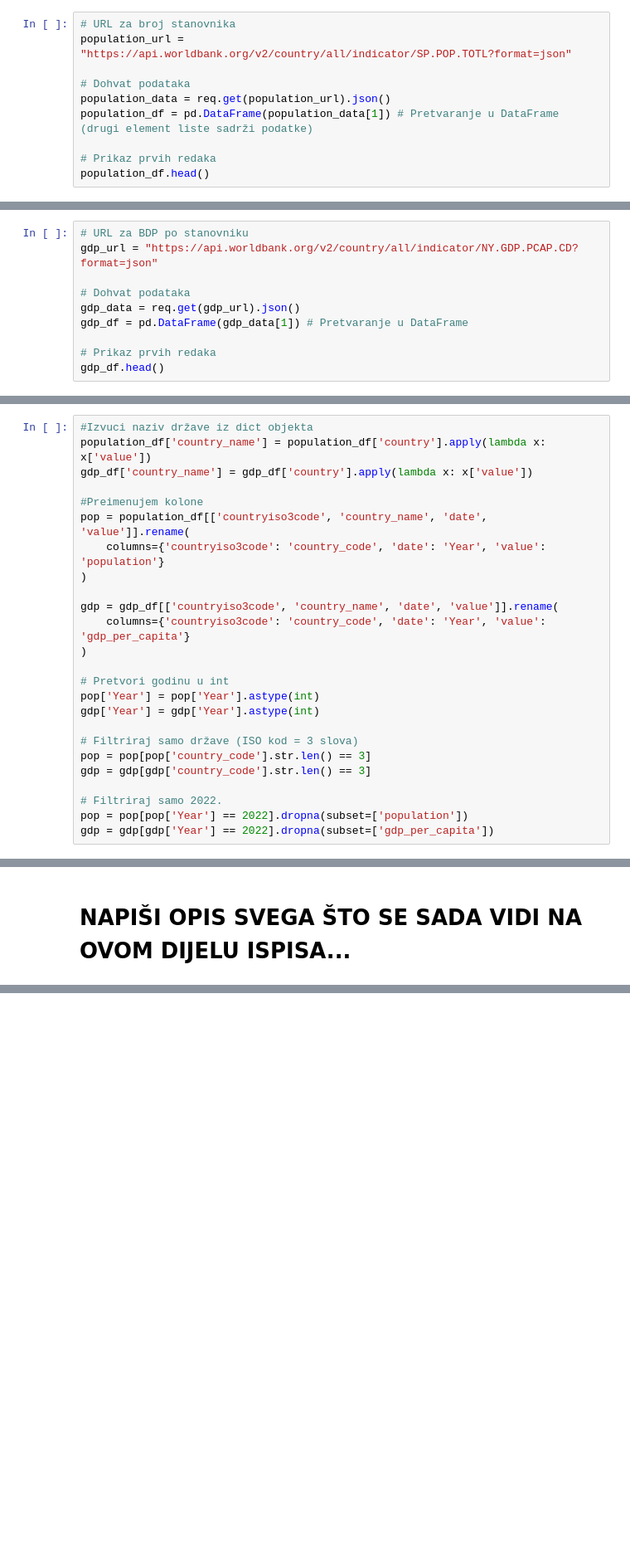
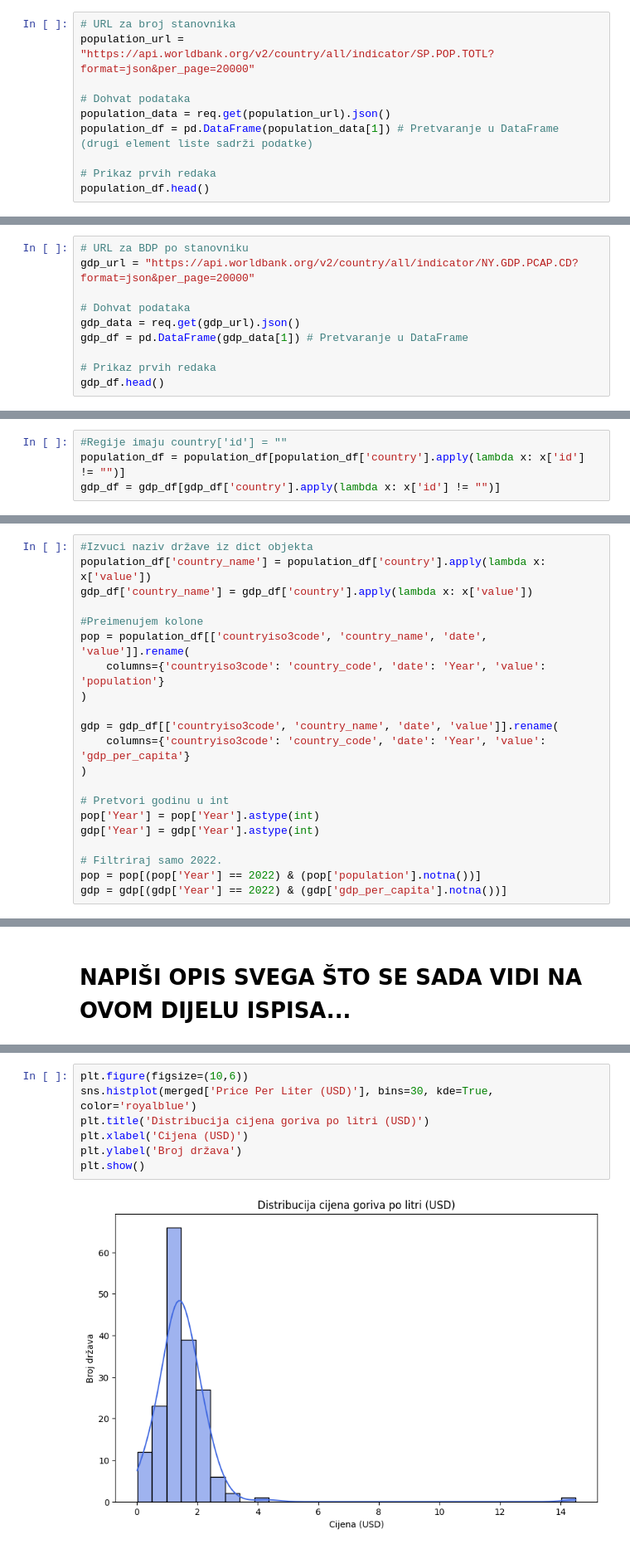
Before and after one commit to inizek23/Projekt-PzAP, a Jupyter notebook: PROJEKT_PzAP_Nizek.ipynb, the cells around one changed output, grey strips where cells are left out. Shown at 83% size. Saved outputs shown, nothing was run; the diff lists cells and outputs as text; blank space fills up the shorter version.

Commit message:
Izrađeni histogrami, popravljen problem pomoću AI-a da se države nisu pravilno fuzzy mapirale, odnosno probleme su stvarale regije država. Sada sve radi jer se vidi da je u bazi 171 zapis.

```diff
--- a/PROJEKT_PzAP_Nizek.ipynb
+++ b/PROJEKT_PzAP_Nizek.ipynb
@@ -36,7 +36,7 @@ fuel_df.head()
 | 4 | 5 | Russia | 3631287 | 3.70% | 383.2 | 3.41 | ... |
 # %%
 # URL za broj stanovnika
-population_url = "https://api.worldbank.org/v2/country/all/indicator/SP.POP.TOTL?format=json"
+population_url = "https://api.worldbank.org/v2/country/all/indicator/SP.POP.TOTL?format=json&per_page=20000"
 
 # Dohvat podataka
 population_data = req.get(population_url).json()
@@ -54,6 +54,6 @@ population_df.head()
 # %%
 # URL za BDP po stanovniku
-gdp_url = "https://api.worldbank.org/v2/country/all/indicator/NY.GDP.PCAP.CD?format=json"
+gdp_url = "https://api.worldbank.org/v2/country/all/indicator/NY.GDP.PCAP.CD?format=json&per_page=20000"
 
 # Dohvat podataka
 gdp_data = req.get(gdp_url).json()
@@ -107,3 +107,7 @@ fuel_df.describe(include='all')
 | 50% | 91.000000 | NaN | 6.161200e+04 | NaN | 180.200000 | 5.280000 | ... |
 | 75% | 136.000000 | NaN | 2.623520e+05 | NaN | 424.600000 | 6.760000 | ... |
 | max | 181.000000 | NaN | 1.968729e+07 | NaN | 3679.500000 | 54.890000 | ... |
+# %%
+#Regije imaju country['id'] = ""
+population_df = population_df[population_df['country'].apply(lambda x: x['id'] != "")]
+gdp_df = gdp_df[gdp_df['country'].apply(lambda x: x['id'] != "")]
@@ -125,13 +131,9 @@ gdp = gdp_df[['countryiso3code', 'country_name', 'date', 'value']].rename(
 pop['Year'] = pop['Year'].astype(int)
 gdp['Year'] = gdp['Year'].astype(int)
 
-# Filtriraj samo države (ISO kod = 3 slova)
-pop = pop[pop['country_code'].str.len() == 3]
-gdp = gdp[gdp['country_code'].str.len() == 3]
-
 # Filtriraj samo 2022.
-pop = pop[pop['Year'] == 2022].dropna(subset=['population'])
-gdp = gdp[gdp['Year'] == 2022].dropna(subset=['gdp_per_capita'])
+pop = pop[(pop['Year'] == 2022) & (pop['population'].notna())]
+gdp = gdp[(gdp['Year'] == 2022) & (gdp['gdp_per_capita'].notna())]
 # %% [markdown]
 Uz pomoć umjetne inteligencije shvatio sam da moram napraviti mapranje podataka. Nakon što sam Microsoft Copiltu poslao primjere ispisa svih svojih podataka koje dobijam ispisom head-ova svakog dataframe-a, rekao mi je da je nužno napraviti "fuzzy mapiranje" (biblioteka thefuzz). Kao razlog za to "fuzzy mapiranje" naveo je da je ono nužno pošto se nazivi država razlikuju. Razlikuju se u smislu da su Sjedeinjene Američke Države u jednim podacima nazvane "*United States*", a u drugim podacima "*United States of America*". Fuzzy prevoditelj, u ovom kodu imati će svrhu da automatski pronađe podudarnosti u nazivima država kako bi se integracija podataka izvršila što je brže moguće.
 # %%
@@ -224,0 +238,9 @@ None
+# %%
+plt.figure(figsize=(10,6))
+sns.histplot(merged['Price Per Liter (USD)'], bins=30, kde=True, color='royalblue')
+plt.title('Distribucija cijena goriva po litri (USD)')
+plt.xlabel('Cijena (USD)')
+plt.ylabel('Broj država')
+plt.show()
+# %% [output]
+[figure, added]
```
Also changed, not shown: parts of 10 cells of this notebook.
